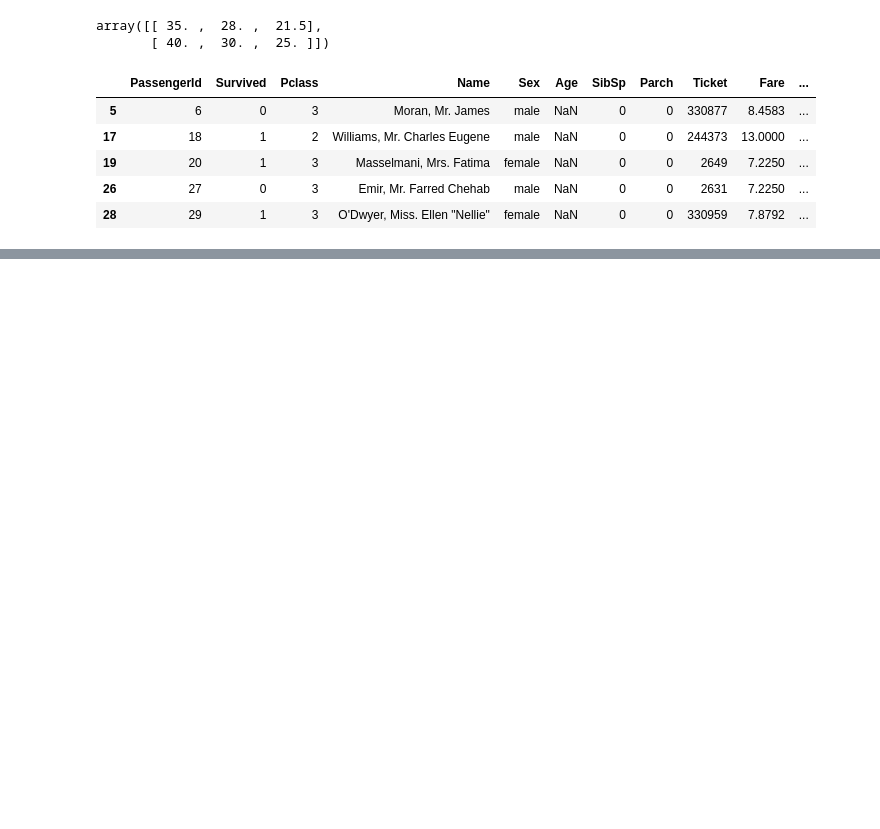
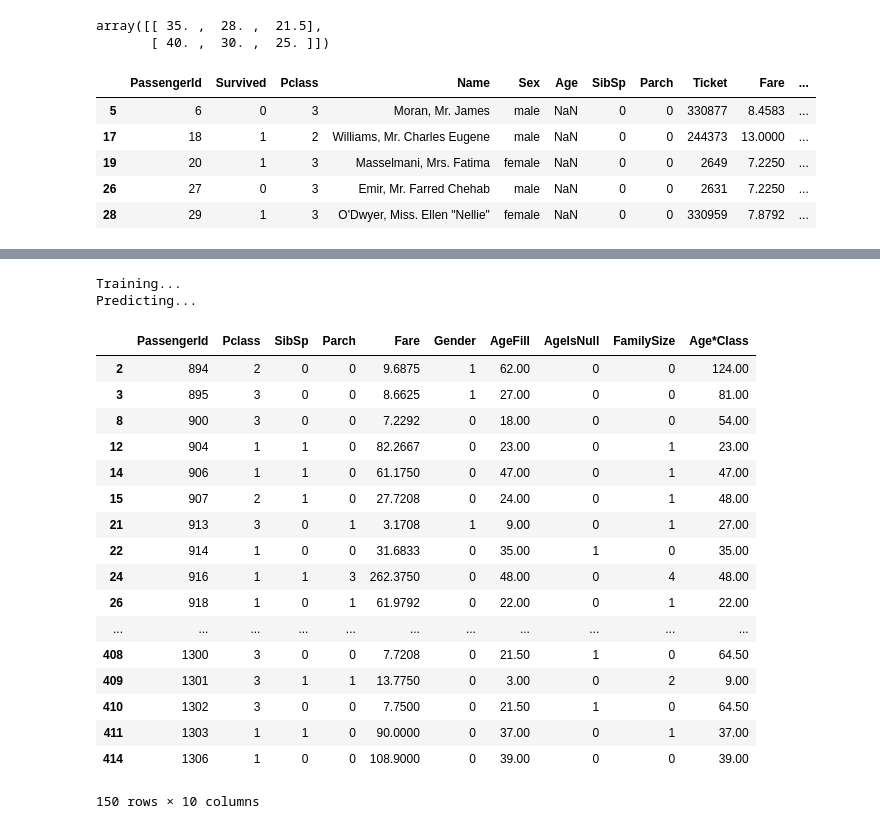
Before and after one commit to nvejkan/kaggle_titanic_random_forest, a Jupyter notebook: titanic random forest.ipynb, the cells around one changed output, grey strips where cells are left out. Saved outputs shown, nothing was run; the diff lists cells and outputs as text; code cells hidden in the pictures; blank space fills up the shorter version.

```diff
--- a/titanic random forest.ipynb
+++ b/titanic random forest.ipynb
@@ -291,0 +361,3 @@ array([[   1. ,    0. ,    3. , ...,    0. ,    1. ,   66. ],
+# %%
+df_test.loc[ df_test.Fare.isnull(), 'Fare' ] = df_test.Fare.mean()
+df_test[df_test.PassengerId == 1044]
@@ -291,0 +367,7 @@ array([[   1. ,    0. ,    3. , ...,    0. ,    1. ,   66. ],
+# %%
+#keep PassengerId then remove
+ids = df_test['PassengerId'].values
+
+#df_test = df_test.drop(['PassengerId'], axis=1) # axis 1 is col
+
+df_test.describe() #test data is ready
@@ -291,0 +384,3 @@ array([[   1. ,    0. ,    3. , ...,    0. ,    1. ,   66. ],
+# %%
+test_data = df_test.values
+test_data
@@ -291,0 +401,18 @@ array([[   1. ,    0. ,    3. , ...,    0. ,    1. ,   66. ],
+# %%
+# Import the random forest package
+from sklearn.ensemble import RandomForestClassifier
+
+# Create the random forest object which will include all the parameters
+# for the fit
+forest = RandomForestClassifier(n_estimators = 1000)
+
+# Fit the training data to the Survived labels and create the decision trees
+print('Training...')
+forest = forest.fit(train_data[:,1:],train_data[:,0]) #fit(params,result)
+
+print('Predicting...')
+# Take the same decision trees and run it on the test data
+output = forest.predict(test_data[:,1:]).astype(int)
+# %% [output]
+Training...
+Predicting...
@@ -291,0 +430,25 @@ array([[   1. ,    0. ,    3. , ...,    0. ,    1. ,   66. ],
+# %%
+out_df = pd.DataFrame()
+out_df['id'] = ids
+out_df['output'] = output
+
+df_test [ df_test['PassengerId'].isin(out_df[out_df.output == 1]['id'].values) ]
+# %% [output]
+|  | PassengerId | Pclass | SibSp | Parch | Fare | Gender | AgeFill | AgeIsNull | FamilySize | Age*Class |
+| 2 | 894 | 2 | 0 | 0 | 9.6875 | 1 | 62.00 | 0 | 0 | 124.00 |
+| 3 | 895 | 3 | 0 | 0 | 8.6625 | 1 | 27.00 | 0 | 0 | 81.00 |
+| 8 | 900 | 3 | 0 | 0 | 7.2292 | 0 | 18.00 | 0 | 0 | 54.00 |
+| 12 | 904 | 1 | 1 | 0 | 82.2667 | 0 | 23.00 | 0 | 1 | 23.00 |
+| 14 | 906 | 1 | 1 | 0 | 61.1750 | 0 | 47.00 | 0 | 1 | 47.00 |
+| 15 | 907 | 2 | 1 | 0 | 27.7208 | 0 | 24.00 | 0 | 1 | 48.00 |
+| 21 | 913 | 3 | 0 | 1 | 3.1708 | 1 | 9.00 | 0 | 1 | 27.00 |
+| 22 | 914 | 1 | 0 | 0 | 31.6833 | 0 | 35.00 | 1 | 0 | 35.00 |
+| 24 | 916 | 1 | 1 | 3 | 262.3750 | 0 | 48.00 | 0 | 4 | 48.00 |
+| 26 | 918 | 1 | 0 | 1 | 61.9792 | 0 | 22.00 | 0 | 1 | 22.00 |
+| ... | ... | ... | ... | ... | ... | ... | ... | ... | ... | ... |
+| 408 | 1300 | 3 | 0 | 0 | 7.7208 | 0 | 21.50 | 1 | 0 | 64.50 |
+| 409 | 1301 | 3 | 1 | 1 | 13.7750 | 0 | 3.00 | 0 | 2 | 9.00 |
+| 410 | 1302 | 3 | 0 | 0 | 7.7500 | 0 | 21.50 | 1 | 0 | 64.50 |
+| 411 | 1303 | 1 | 1 | 0 | 90.0000 | 0 | 37.00 | 0 | 1 | 37.00 |
+| 414 | 1306 | 1 | 0 | 0 | 108.9000 | 0 | 39.00 | 0 | 0 | 39.00 |
+150 rows × 10 columns
```
Also changed, not shown: parts of 13 cells of this notebook.
